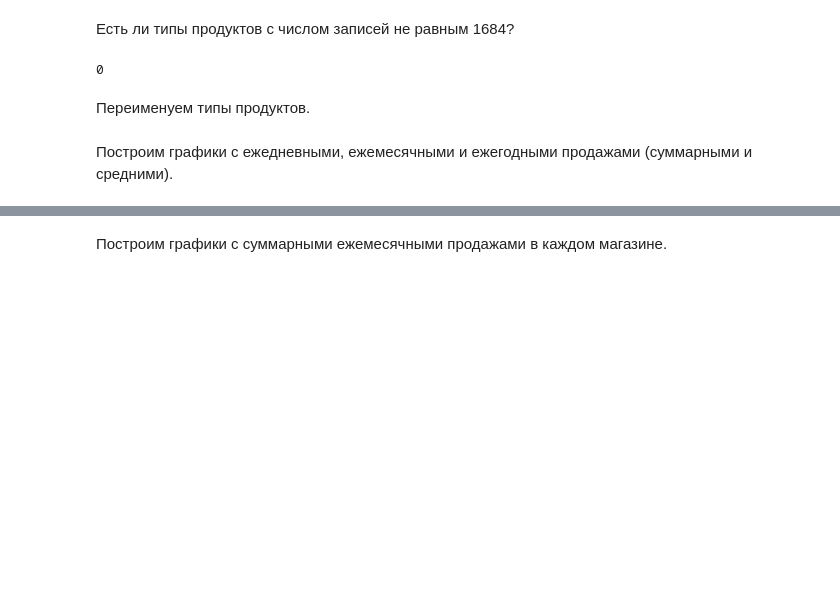
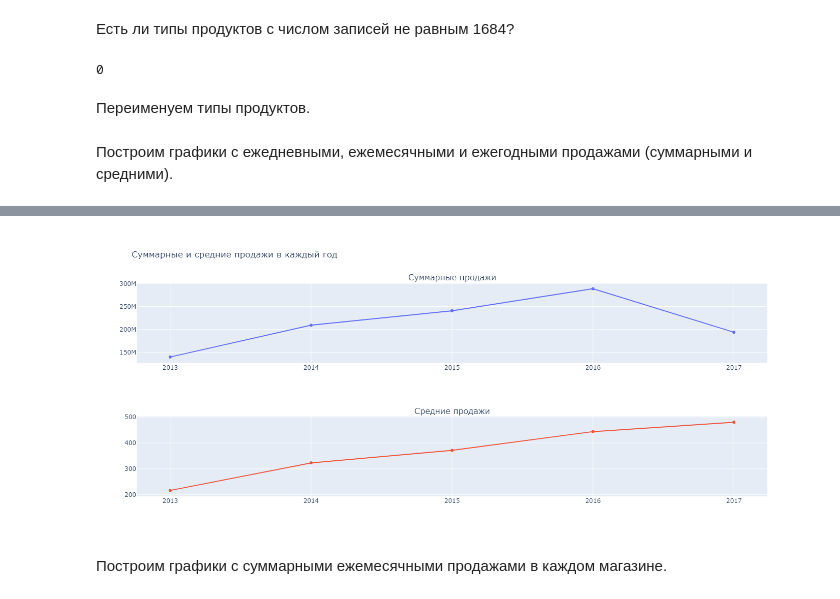
Before and after one commit to mellow-moon/store_sales_eda, a Jupyter notebook: preprocessing.ipynb, the cells around one changed output, grey strips where cells are left out. Saved outputs shown, nothing was run; the diff lists cells and outputs as text; code cells hidden in the pictures; blank space fills up the shorter version.

```diff
--- a/preprocessing.ipynb
+++ b/preprocessing.ipynb
@@ -445,33 +455,37 @@ fig = make_subplots(
     rows=2, cols=1,
     subplot_titles=('Суммарные продажи', 'Средние продажи'))
 
 fig.append_trace(go.Scatter(
     x=sales_by_year_sum['date'],
     y=sales_by_year_sum['sales'],
 ), row=1, col=1)
 
 fig.append_trace(go.Scatter(
     x=sales_by_year_mean['date'],
     y=sales_by_year_mean['sales'],
 ), row=2, col=1)
 
 fig.update_layout(
     xaxis1 = dict(
         tickmode = 'linear',
         tick0 = 2013,
         dtick = 1
     ),
     xaxis2 = dict(
         tickmode = 'linear',
         tick0 = 2013,
         dtick = 1
     ),
     height=600,
     width=1400,
     title_text='Суммарные и средние продажи в каждый год',
     showlegend=False)
 
 fig.show()
+
+display(Image(filename='img/yearly_sales_sum_avg.png', width=1200))
+# %% [output]
+[figure, added]
 # %% [markdown]
 Построим графики с суммарными ежемесячными продажами в каждом магазине.
 # %%
```
Also changed, not shown: parts of 6 cells of this notebook, 5 other files.
